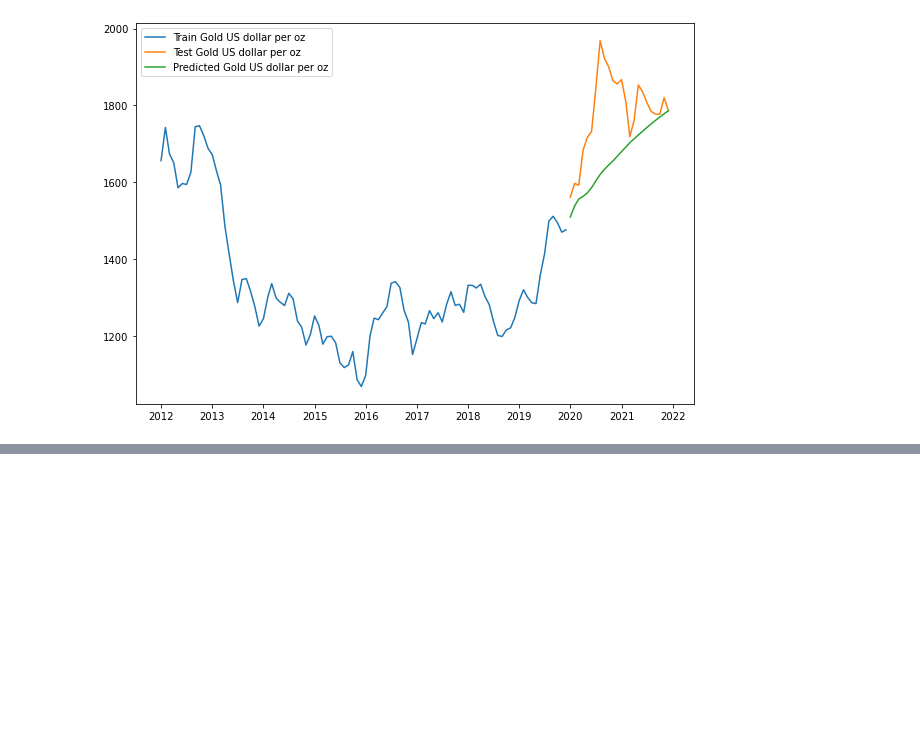
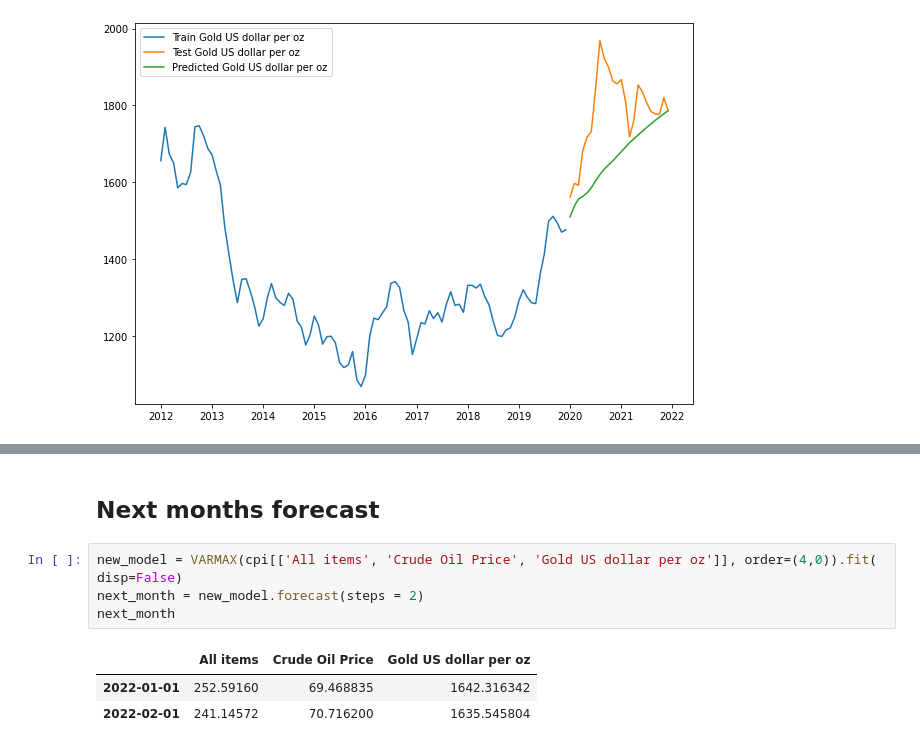
Before and after one commit to victor-thai/cpi_modeling, a Jupyter notebook: VARIMA_model_Victor.ipynb, the cells around one changed output, grey strips where cells are left out. Saved outputs shown, nothing was run; the diff lists cells and outputs as text; blank space fills up the shorter version.

```diff
--- a/VARIMA_model_Victor.ipynb
+++ b/VARIMA_model_Victor.ipynb
@@ -426,0 +466,10 @@ for i in ['All items', 'Crude Oil Price', 'Gold US dollar per oz']:
+# %% [markdown]
+## Next months forecast
+# %%
+new_model = VARMAX(cpi[['All items', 'Crude Oil Price', 'Gold US dollar per oz']], order=(4,0)).fit( disp=False)
+next_month = new_model.forecast(steps = 2)
+next_month
+# %% [output]
+|  | All items | Crude Oil Price | Gold US dollar per oz |
+| 2022-01-01 | 252.59160 | 69.468835 | 1642.316342 |
+| 2022-02-01 | 241.14572 | 70.716200 | 1635.545804 |
```
Also changed, not shown: parts of 6 cells of this notebook, 2 other files.
